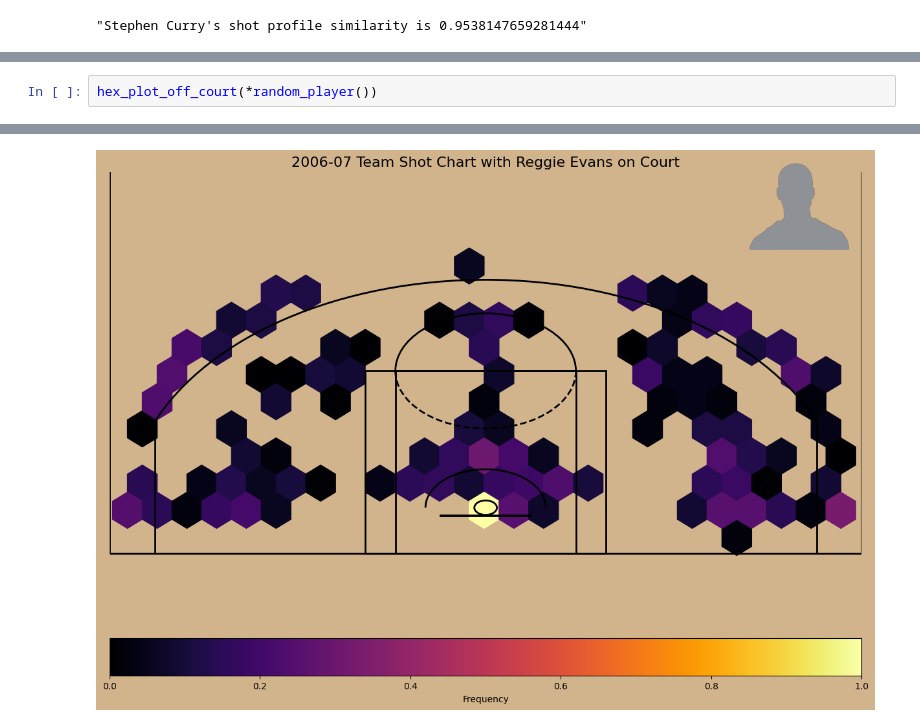
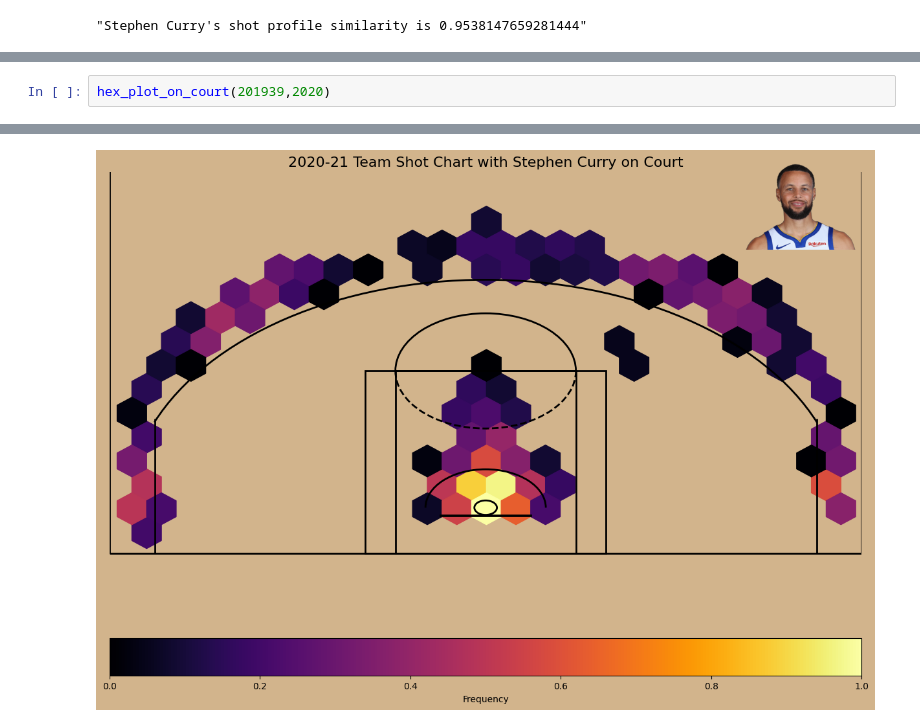
Before and after one commit to McGrits/Shot-Chart-Medley, a Jupyter notebook: main.ipynb, the cells around one changed output, grey strips where cells are left out. Drawn from its saved outputs; the diff is of its cells as text.

```diff
--- a/main.ipynb
+++ b/main.ipynb
@@ -488,3 +508,3 @@ Warning: No data for GAME_ID 21301178
 # %%
-hex_plot_off_court(*random_player())
+hex_plot_on_court(201939,2020)
 # %% [output]
@@ -495,2 +511,2 @@ Warning: No data for GAME_ID 20600092
-[figure, old version]
+[figure, new version]
 # %%
```
Also changed, not shown: parts of 17 cells of this notebook.
